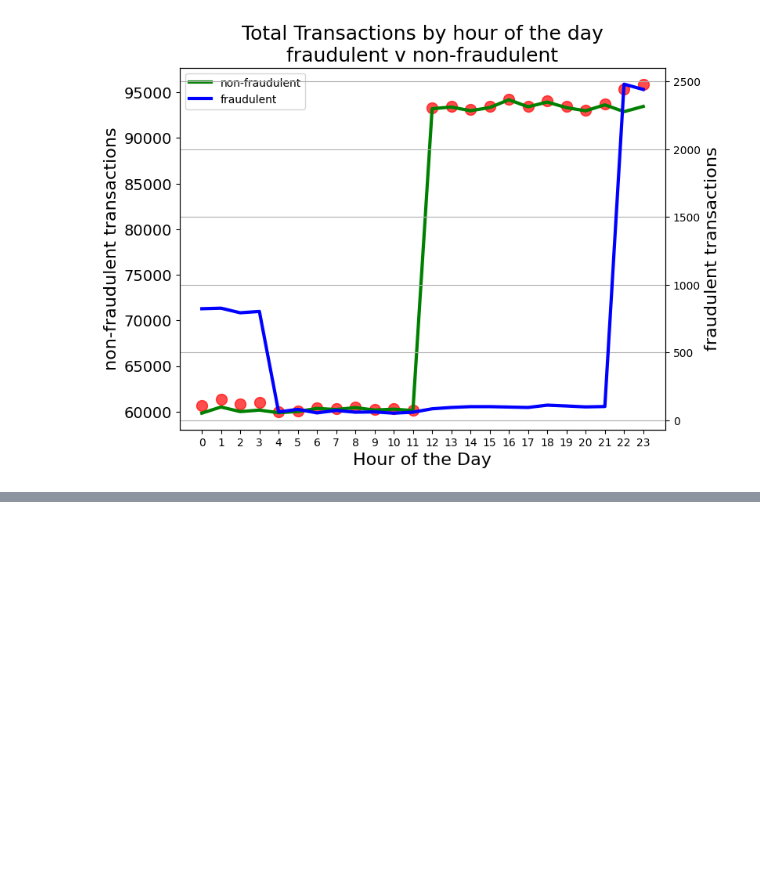
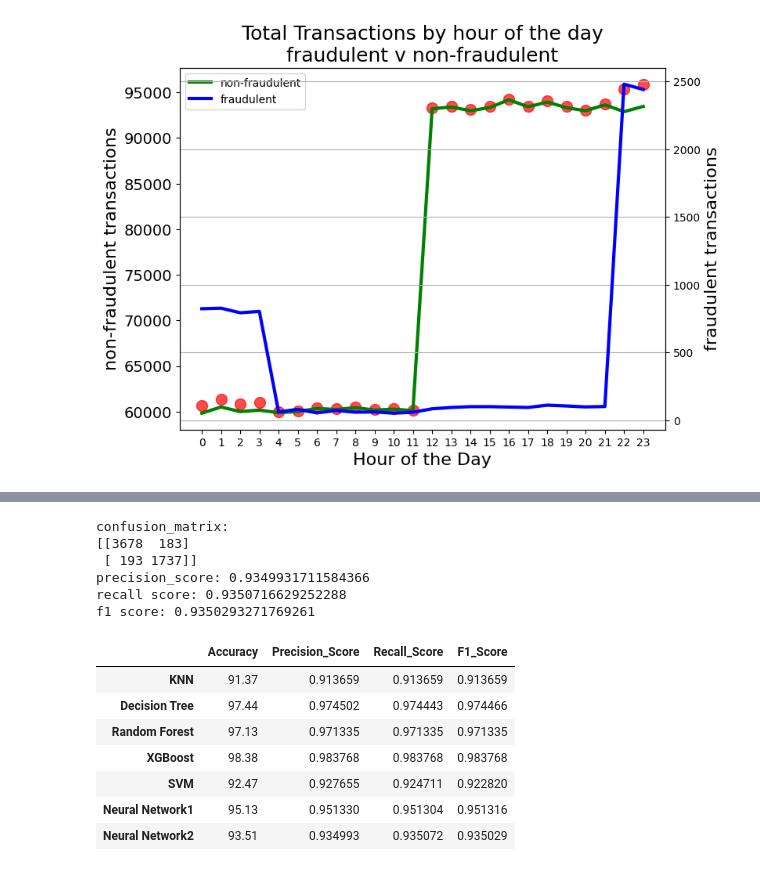
Before and after one commit to newguy7/DataScienceProjects, a Jupyter notebook: Credit_Card_Transactions_Fraud_Detection.ipynb, the cells around one changed output, grey strips where cells are left out. Drawn from its saved outputs; the diff is of its cells as text; code cells hidden in the pictures; blank space fills up the shorter version.

```diff
--- a/Credit_Card_Transactions_Fraud_Detection.ipynb
+++ b/Credit_Card_Transactions_Fraud_Detection.ipynb
@@ -440,0 +896,3 @@ plt.show()
+# %%
+pred_lbels2 = model.predict(X_test)
+print(pred_lbels2)
@@ -440,0 +908,51 @@ plt.show()
+# %%
+# Convert 2D array of probabilities to 1D array of class labels
+pred_labels2 = (pred_lbels2.flatten() >= 0.5).astype(int)
+
+# Confusion Matrix
+nn_cm2 = confusion_matrix(y_test, pred_labels2)
+print('confusion_matrix:')
+print(nn_cm2)
+
+# precision_score
+nn_ps2 = precision_score(y_test, pred_labels2,average='weighted')
+print('precision_score:',nn_ps2)
+
+# recall score
+nn_rs2 = recall_score(y_test, pred_labels2,average='weighted')
+print('recall score:',nn_rs2)
+
+# f1 score
+nn_fs2 = f1_score(y_test, pred_labels2,average='weighted')
+print('f1 score:',nn_fs2)
+# %% [output]
+confusion_matrix:
+[[3678  183]
+ [ 193 1737]]
+precision_score: 0.9349931711584366
+recall score: 0.9350716629252288
+f1 score: 0.9350293271769261
+# %%
+# tabular report with different metrics for each model
+
+data_rep = {
+    'Accuracy' : [accuracy_knn,accuracy_tree,accuracy_ran_forest,accuracy_xg,accuracy_svm,\
+                  accuracy,accuracy2],
+    'Precision_Score': [knn_ps,tree_ps,ran_forest_ps,xg_ps,svm_ps,nn_ps,nn_ps2],
+    'Recall_Score': [knn_rs,tree_rs,ran_forest_rs,xg_rs,svm_rs,nn_rs,nn_rs2],
+    'F1_Score' : [knn_fs,tree_fs,ran_forest_fs,xg_fs,svm_fs,nn_fs,nn_fs2]
+}
+index = ['KNN','Decision Tree','Random Forest', 'XGBoost', 'SVM', \
+         'Neural Network1','Neural Network2']
+
+df = pd.DataFrame(data_rep,index=index)
+df
+# %% [output]
+|  | Accuracy | Precision_Score | Recall_Score | F1_Score |
+| KNN | 91.37 | 0.913659 | 0.913659 | 0.913659 |
+| Decision Tree | 97.44 | 0.974502 | 0.974443 | 0.974466 |
+| Random Forest | 97.13 | 0.971335 | 0.971335 | 0.971335 |
+| XGBoost | 98.38 | 0.983768 | 0.983768 | 0.983768 |
+| SVM | 92.47 | 0.927655 | 0.924711 | 0.922820 |
+| Neural Network1 | 95.13 | 0.951330 | 0.951304 | 0.951316 |
+| Neural Network2 | 93.51 | 0.934993 | 0.935072 | 0.935029 |
```
Also changed, not shown: parts of 39 cells of this notebook.
